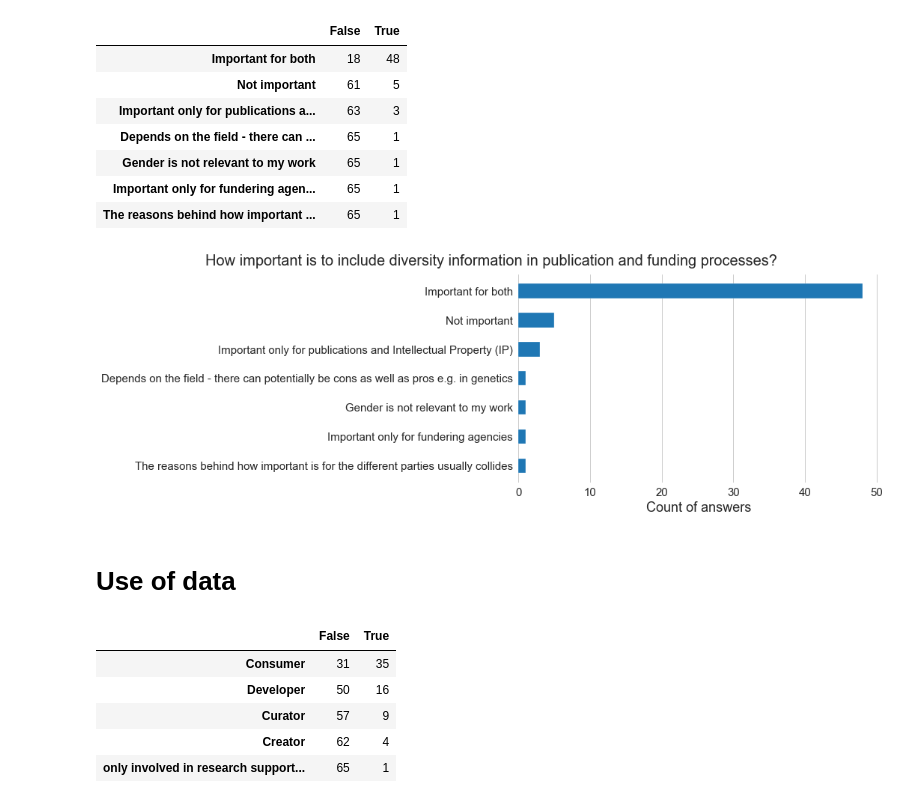
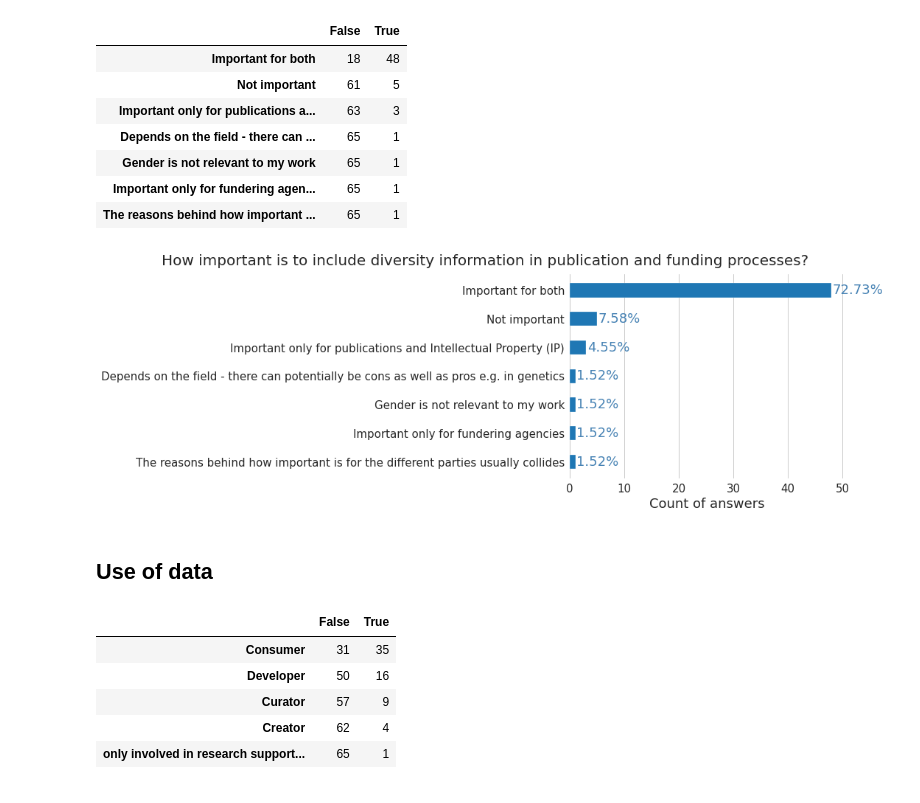
Before and after one commit to social-link-analytics-group-bsc/biohackathon-project-35, a Jupyter notebook: Survey - descriptive analysis.ipynb, the cells around one changed output. Saved outputs shown, nothing was run; the diff lists cells and outputs as text; code cells hidden in the pictures.

```diff
--- a/Survey - descriptive analysis.ipynb
+++ b/Survey - descriptive analysis.ipynb
@@ -171,0 +82,9 @@ ax.legend(loc='upper right', bbox_to_anchor=(1.3, 1.1))
+# %%
+## Rename likert scales for presentation
+
+likert_renames = {'Never (1)': 'Never',
+                  'Very Rarely (2)':  'Very Rarely',
+                  'Occasionally (3)':  'Occasionally',
+                  'Very Frequently (4)':  'Very Frequently',
+                  'Always (5)': 'Always'}
+df = df.replace(likert_renames)
@@ -176,6 +362,7 @@ This question need to be splitted to have all the possibilities. However, the va
 # %%
 df_div_info = pd.get_dummies(df['Diversity information'].str.split(',').str[0], dtype=bool)
 df_div_info = df_div_info.apply(pd.value_counts).transpose().sort_values(by=True, ascending=False)
+df_div_info = df_div_info.sort_values(by=[True], ascending=False)
 df_div_info
 # %% [output]
 |  | False | True |
@@ -189,28 +376,31 @@ df_div_info
 # %%
 labels = df_div_info.index
 count_true = df_div_info[True]
+count_perc = df_div_info[True]/(df_div_info[True]+df_div_info[False])*100
 width = 0.5
 fig, ax = plt.subplots(figsize=(15,5))
 
 ax.barh(labels, count_true, width, color='tab:blue')
+for i, v in enumerate(count_perc):
+    plt.text(count_true[i]+0.2, i, "{}%".format(str(round(v, 2))), color='steelblue', va="center")
 
 ax.set_xlabel("Count of answers", fontsize='medium')
 
 ax.yaxis.grid(False)
 ax.xaxis.grid(True)
 
 plt.xticks(fontsize='small')
 plt.yticks(fontsize='small')
 
 plt.tight_layout()
 
 plt.suptitle('How important is to include diversity information in publication and funding processes?', fontsize=20,  y=1.02)
 plt.gca().invert_yaxis()
 plt.show()
 # %% [output]
-[figure, old version]
+[figure, new version]
 # %% [markdown]
-# Use of data
+## Use of data
 # %%
 df_use_data = pd.get_dummies(df['Use of data'].str.split(',').str[0], dtype=bool)
 df_use_data = df_use_data.apply(pd.value_counts).transpose().sort_values(by=True, ascending=False)
```
Also changed, not shown: parts of 27 cells of this notebook.
